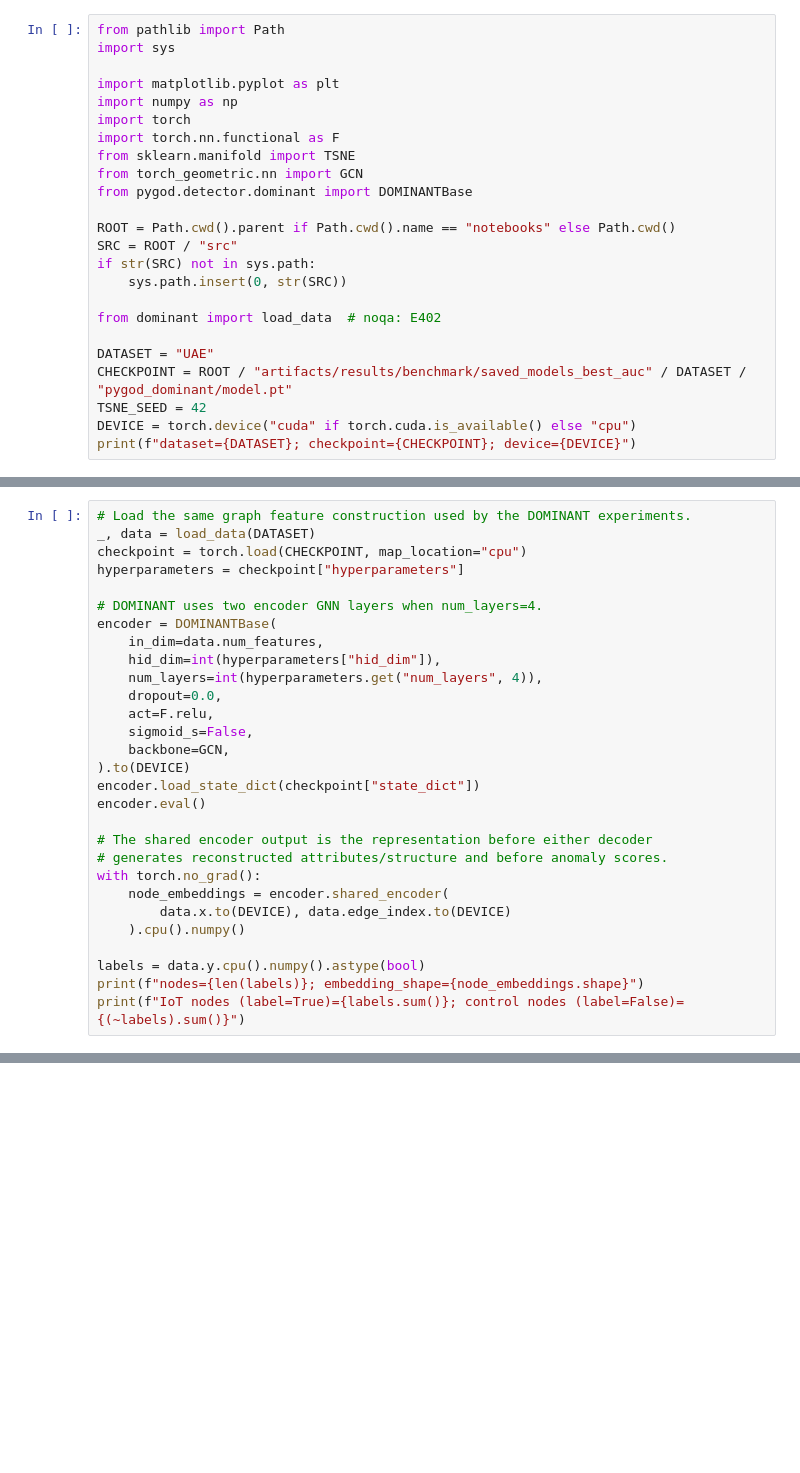
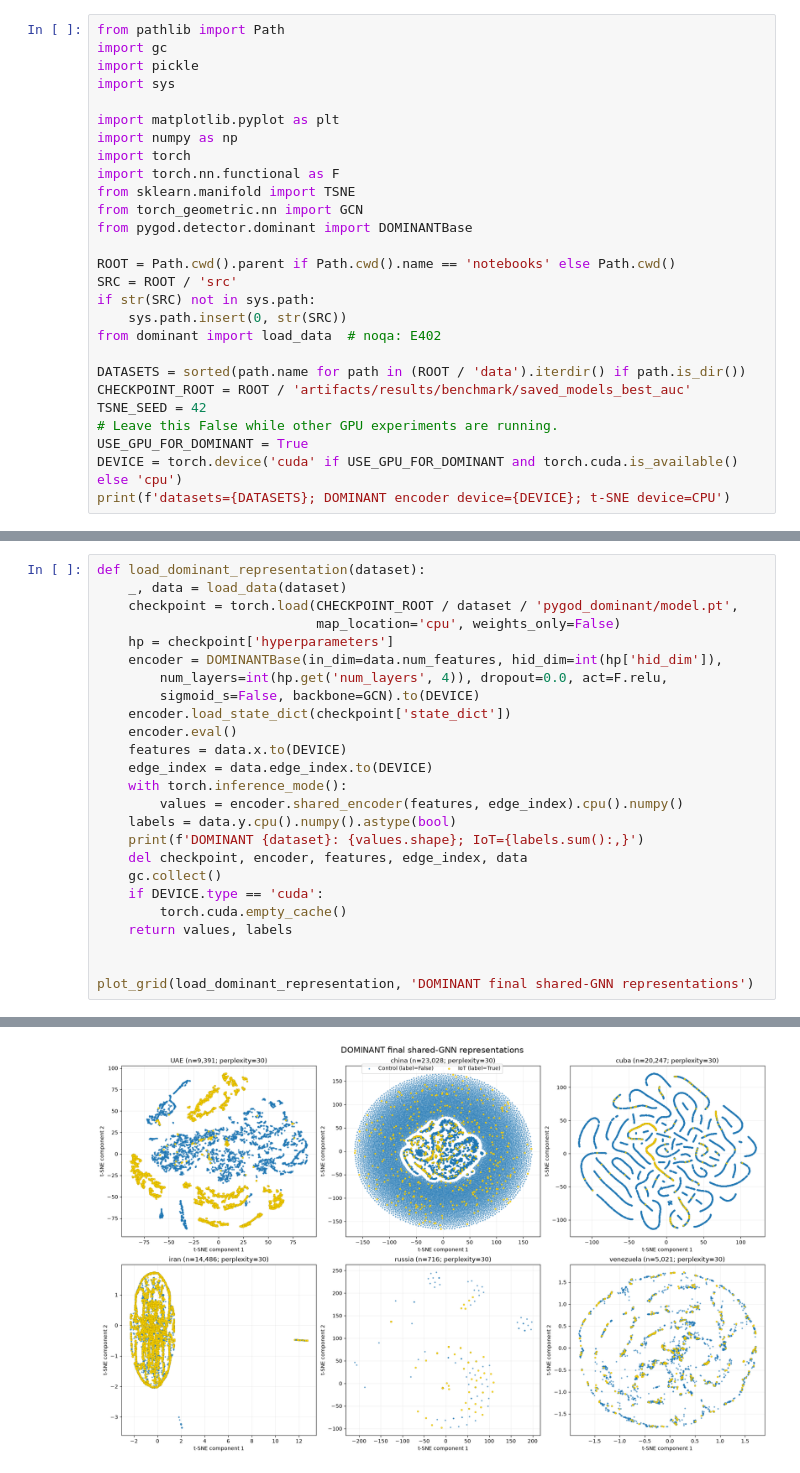
Before and after one commit to Antonioonet/infops, a Jupyter notebook: notebooks/dominant_tsne_embeddings.ipynb, the cells around one changed output, grey strips where cells are left out. Drawn from its saved outputs; the diff is of its cells as text; blank space fills up the shorter version.

Commit message:
Add executed multi-dataset DOMINANT t-SNE notebook

```diff
--- a/notebooks/dominant_tsne_embeddings.ipynb
+++ b/notebooks/dominant_tsne_embeddings.ipynb
@@ -9,5 +7,7 @@ Label convention: `True` means an IoT node and is plotted in yellow; `False` mea
 # %%
 from pathlib import Path
+import gc
+import pickle
 import sys
 
 import matplotlib.pyplot as plt
@@ -18,15 +18,16 @@ from sklearn.manifold import TSNE
 from torch_geometric.nn import GCN
 from pygod.detector.dominant import DOMINANTBase
 
-ROOT = Path.cwd().parent if Path.cwd().name == "notebooks" else Path.cwd()
-SRC = ROOT / "src"
+ROOT = Path.cwd().parent if Path.cwd().name == 'notebooks' else Path.cwd()
+SRC = ROOT / 'src'
 if str(SRC) not in sys.path:
     sys.path.insert(0, str(SRC))
-
 from dominant import load_data  # noqa: E402
 
-DATASET = "UAE"
-CHECKPOINT = ROOT / "artifacts/results/benchmark/saved_models_best_auc" / DATASET / "pygod_dominant/model.pt"
+DATASETS = sorted(path.name for path in (ROOT / 'data').iterdir() if path.is_dir())
+CHECKPOINT_ROOT = ROOT / 'artifacts/results/benchmark/saved_models_best_auc'
 TSNE_SEED = 42
-DEVICE = torch.device("cuda" if torch.cuda.is_available() else "cpu")
-print(f"dataset={DATASET}; checkpoint={CHECKPOINT}; device={DEVICE}")
+# Leave this False while other GPU experiments are running.
+USE_GPU_FOR_DOMINANT = True
+DEVICE = torch.device('cuda' if USE_GPU_FOR_DOMINANT and torch.cuda.is_available() else 'cpu')
+print(f'datasets={DATASETS}; DOMINANT encoder device={DEVICE}; t-SNE device=CPU')
@@ -33,29 +73,26 @@ print(f"dataset={DATASET}; checkpoint={CHECKPOINT}; device={DEVICE}")
 # %%
-# Load the same graph feature construction used by the DOMINANT experiments.
-_, data = load_data(DATASET)
-checkpoint = torch.load(CHECKPOINT, map_location="cpu")
-hyperparameters = checkpoint["hyperparameters"]
+def load_dominant_representation(dataset):
+    _, data = load_data(dataset)
+    checkpoint = torch.load(CHECKPOINT_ROOT / dataset / 'pygod_dominant/model.pt',
+                            map_location='cpu', weights_only=False)
+    hp = checkpoint['hyperparameters']
+    encoder = DOMINANTBase(in_dim=data.num_features, hid_dim=int(hp['hid_dim']),
+        num_layers=int(hp.get('num_layers', 4)), dropout=0.0, act=F.relu,
+        sigmoid_s=False, backbone=GCN).to(DEVICE)
+    encoder.load_state_dict(checkpoint['state_dict'])
+    encoder.eval()
+    features = data.x.to(DEVICE)
+    edge_index = data.edge_index.to(DEVICE)
+    with torch.inference_mode():
+        values = encoder.shared_encoder(features, edge_index).cpu().numpy()
+    labels = data.y.cpu().numpy().astype(bool)
+    print(f'DOMINANT {dataset}: {values.shape}; IoT={labels.sum():,}')
+    del checkpoint, encoder, features, edge_index, data
+    gc.collect()
+    if DEVICE.type == 'cuda':
+        torch.cuda.empty_cache()
+    return values, labels
 
-# DOMINANT uses two encoder GNN layers when num_layers=4.
-encoder = DOMINANTBase(
-    in_dim=data.num_features,
-    hid_dim=int(hyperparameters["hid_dim"]),
-    num_layers=int(hyperparameters.get("num_layers", 4)),
-    dropout=0.0,
-    act=F.relu,
-    sigmoid_s=False,
-    backbone=GCN,
-).to(DEVICE)
-encoder.load_state_dict(checkpoint["state_dict"])
-encoder.eval()
 
-# The shared encoder output is the representation before either decoder
-# generates reconstructed attributes/structure and before anomaly scores.
-with torch.no_grad():
-    node_embeddings = encoder.shared_encoder(
-        data.x.to(DEVICE), data.edge_index.to(DEVICE)
-    ).cpu().numpy()
-
-labels = data.y.cpu().numpy().astype(bool)
-print(f"nodes={len(labels)}; embedding_shape={node_embeddings.shape}")
-print(f"IoT nodes (label=True)={labels.sum()}; control nodes (label=False)={(~labels).sum()}")
+plot_grid(load_dominant_representation, 'DOMINANT final shared-GNN representations')
+# %% [output]
@@ -61,0 +105 @@ print(f"IoT nodes (label=True)={labels.sum()}; control nodes (label=False)={(~la
+[figure, added]
```
Also changed, not shown: parts of 10 cells of this notebook.
